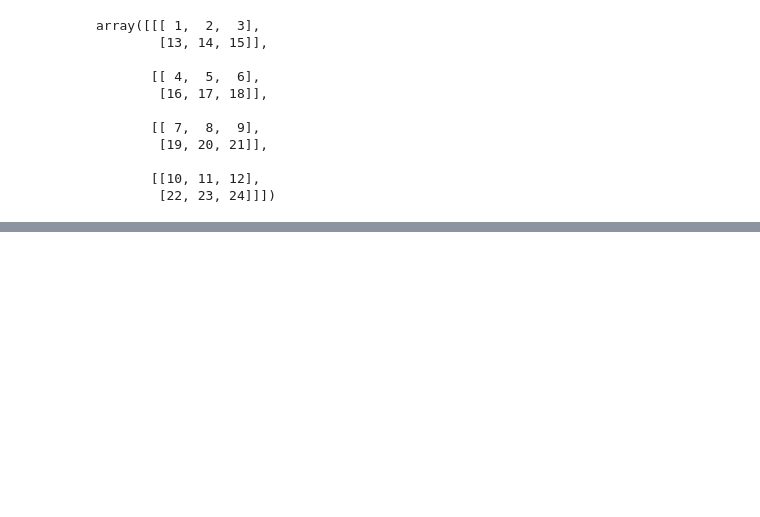
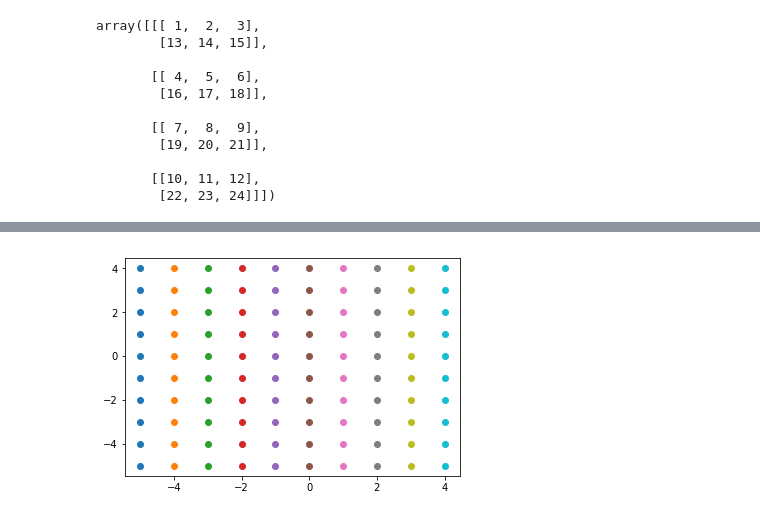
Before and after one commit to velenk/DataAnalysis, a Jupyter notebook: da03.ipynb, the cells around one changed output, grey strips where cells are left out. Saved outputs shown, nothing was run; the diff lists cells and outputs as text; code cells hidden in the pictures; blank space fills up the shorter version.

```diff
--- a/da03.ipynb
+++ b/da03.ipynb
@@ -212,0 +305,6 @@ array([[[ 1,  2,  3],
+# %%
+xs, ys = np.meshgrid(points, points)
+plt.plot(xs, ys, 'o')
+plt.show()
+# %% [output]
+[figure, added]
```
Also changed, not shown: parts of 31 cells of this notebook.
